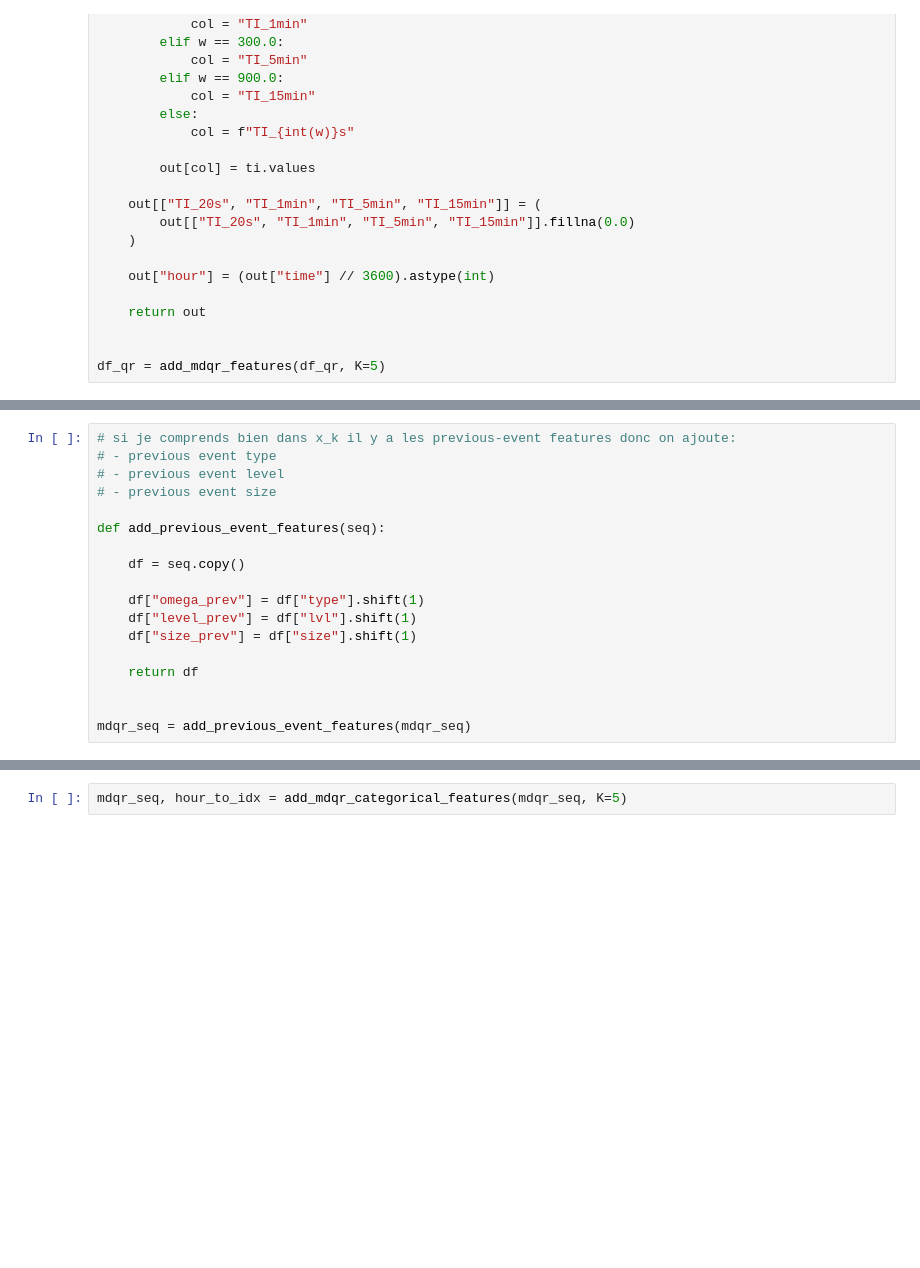
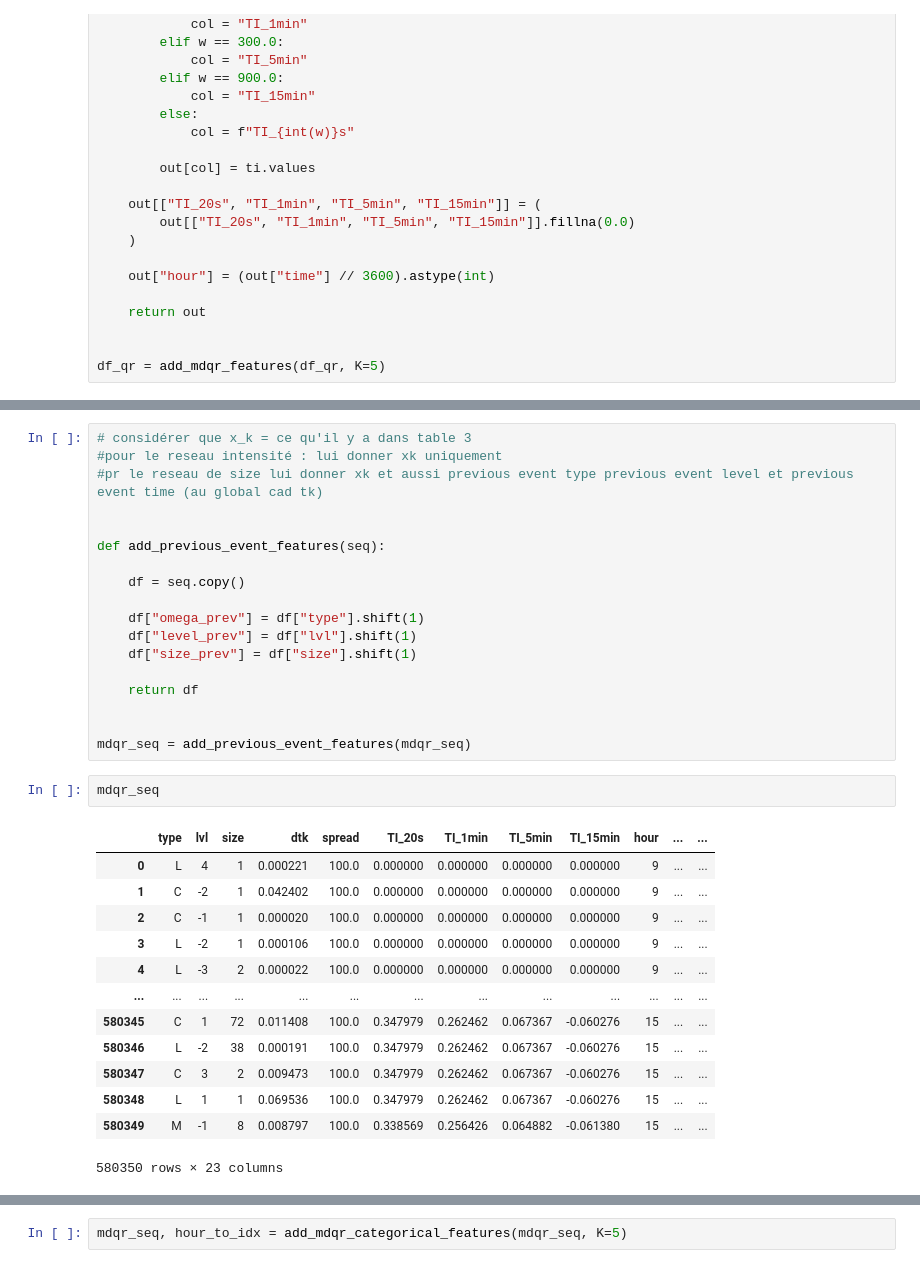
Before and after one commit to archer-paul/DeepQR-Microstructure, a Jupyter notebook: mdqr.ipynb, the cells around one changed output, grey strips where cells are left out. Saved outputs shown, nothing was run; the diff lists cells and outputs as text; blank space fills up the shorter version.

```diff
--- a/mdqr.ipynb
+++ b/mdqr.ipynb
@@ -139,10 +158,10 @@ def build_mdqr_sequence(df, K):
 
 mdqr_seq = build_mdqr_sequence(df_qr, K=5)
 # %%
-# si je comprends bien dans x_k il y a les previous-event features donc on ajoute:
-# - previous event type
-# - previous event level
-# - previous event size
+# considérer que x_k = ce qu'il y a dans table 3
+#pour le reseau intensité : lui donner xk uniquement
+#pr le reseau de size lui donner xk et aussi previous event type previous event level et previous event time (au global cad tk)
+
 
 def add_previous_event_features(seq):
 
@@ -156,4 +175,20 @@ def add_previous_event_features(seq):
 
 
 mdqr_seq = add_previous_event_features(mdqr_seq)
+# %%
+mdqr_seq
+# %% [output]
+|  | type | lvl | size | dtk | spread | TI_20s | TI_1min | TI_5min | TI_15min | hour | ... | ... |
+| 0 | L | 4 | 1 | 0.000221 | 100.0 | 0.000000 | 0.000000 | 0.000000 | 0.000000 | 9 | ... | ... |
+| 1 | C | -2 | 1 | 0.042402 | 100.0 | 0.000000 | 0.000000 | 0.000000 | 0.000000 | 9 | ... | ... |
+| 2 | C | -1 | 1 | 0.000020 | 100.0 | 0.000000 | 0.000000 | 0.000000 | 0.000000 | 9 | ... | ... |
+| 3 | L | -2 | 1 | 0.000106 | 100.0 | 0.000000 | 0.000000 | 0.000000 | 0.000000 | 9 | ... | ... |
+| 4 | L | -3 | 2 | 0.000022 | 100.0 | 0.000000 | 0.000000 | 0.000000 | 0.000000 | 9 | ... | ... |
+| ... | ... | ... | ... | ... | ... | ... | ... | ... | ... | ... | ... | ... |
+| 580345 | C | 1 | 72 | 0.011408 | 100.0 | 0.347979 | 0.262462 | 0.067367 | -0.060276 | 15 | ... | ... |
+| 580346 | L | -2 | 38 | 0.000191 | 100.0 | 0.347979 | 0.262462 | 0.067367 | -0.060276 | 15 | ... | ... |
+| 580347 | C | 3 | 2 | 0.009473 | 100.0 | 0.347979 | 0.262462 | 0.067367 | -0.060276 | 15 | ... | ... |
+| 580348 | L | 1 | 1 | 0.069536 | 100.0 | 0.347979 | 0.262462 | 0.067367 | -0.060276 | 15 | ... | ... |
+| 580349 | M | -1 | 8 | 0.008797 | 100.0 | 0.338569 | 0.256426 | 0.064882 | -0.061380 | 15 | ... | ... |
+580350 rows × 23 columns
 # %%
```
Also changed, not shown: parts of 17 cells of this notebook.
